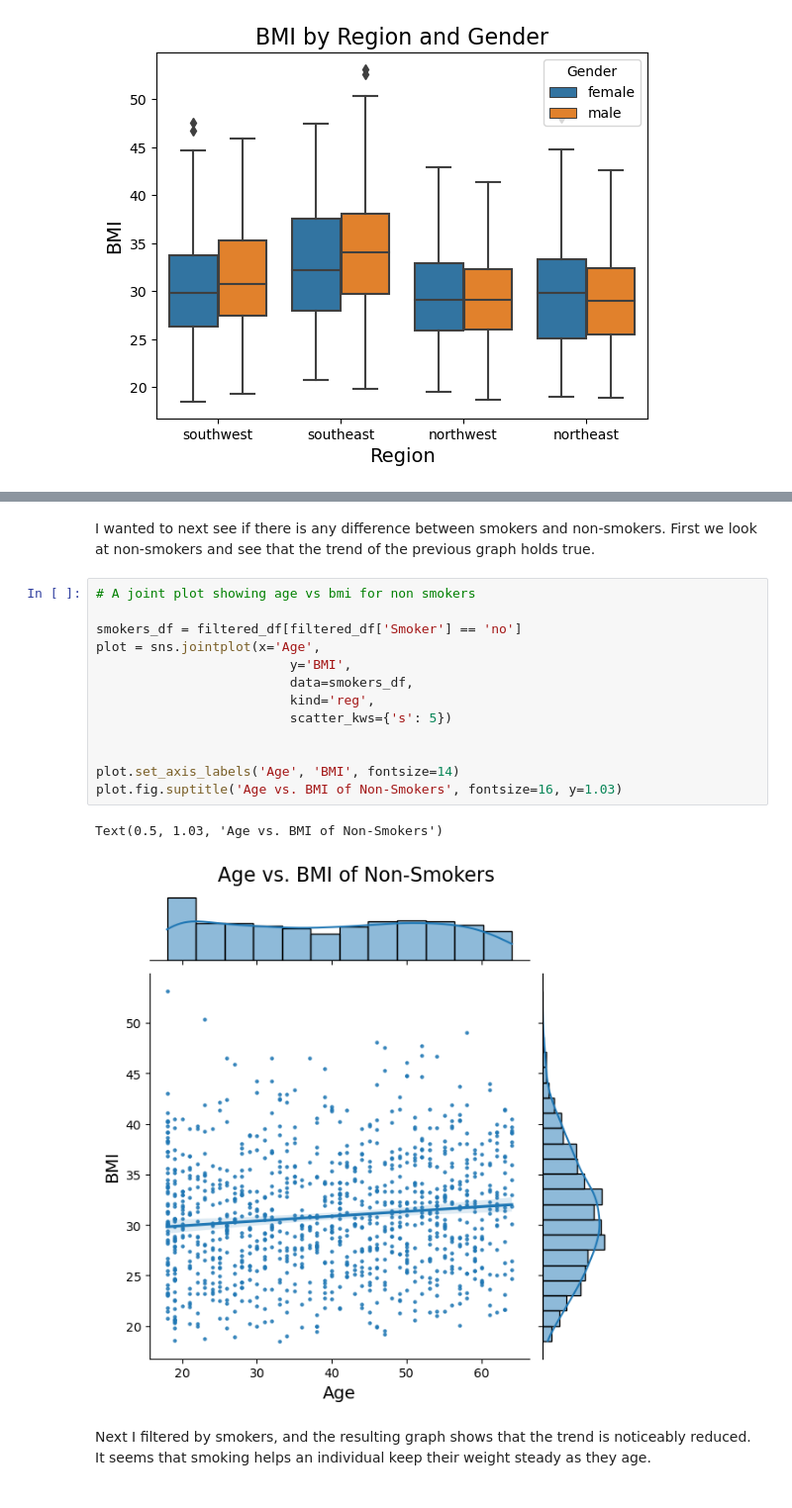
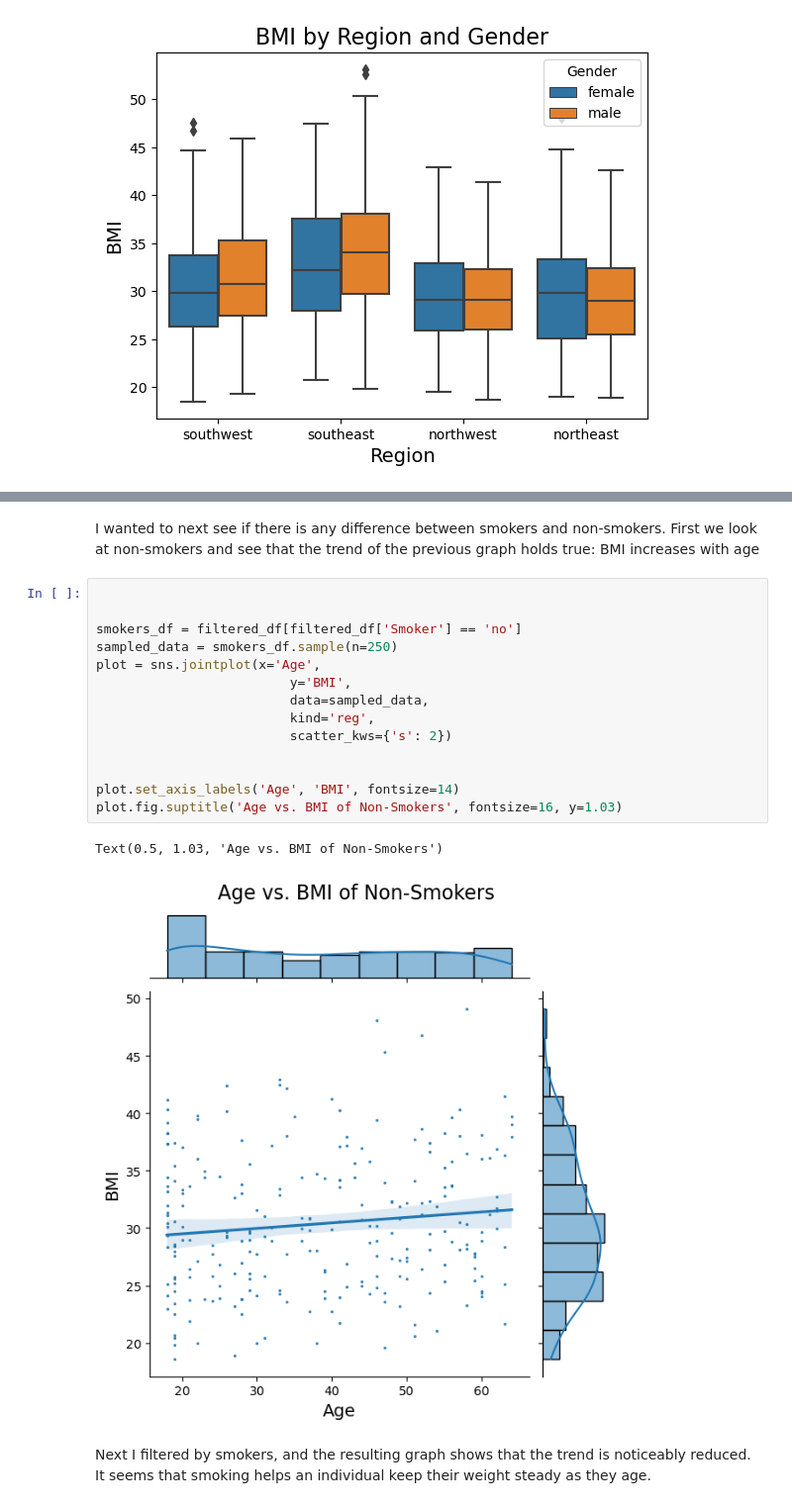
Before and after one commit to ubco-W2022T2-data301/project-group-group10, a Jupyter notebook: analysis/Analysis_Pipeline.ipynb, the cells around one changed output, grey strips where cells are left out. Shown at 99% size. Cells and saved outputs as stored; diff of their text form.

```diff
--- a/analysis/Analysis_Pipeline.ipynb
+++ b/analysis/Analysis_Pipeline.ipynb
@@ -499,21 +505,22 @@ Text(0.5, 1.03, 'Age vs. BMI of Entire Population')
 # %% [markdown]
-I wanted to next see if there is any difference between smokers and non-smokers.  First we look at non-smokers and see that the trend of the previous graph holds true.
+I wanted to next see if there is any difference between smokers and non-smokers.  First we look at non-smokers and see that the trend of the previous graph holds true: BMI increases with age
 # %%
-# A joint plot showing age vs bmi for non smokers
+
 
 smokers_df = filtered_df[filtered_df['Smoker'] == 'no']
+sampled_data = smokers_df.sample(n=250)
 plot = sns.jointplot(x='Age',
                          y='BMI',
-                         data=smokers_df,
+                         data=sampled_data,
                          kind='reg',
-                         scatter_kws={'s': 5})
+                         scatter_kws={'s': 2})
 
 
 plot.set_axis_labels('Age', 'BMI', fontsize=14)
 plot.fig.suptitle('Age vs. BMI of Non-Smokers', fontsize=16, y=1.03)
 # %% [output]
 Text(0.5, 1.03, 'Age vs. BMI of Non-Smokers')
-[figure, old version]
+[figure, new version]
 # %% [markdown]
 Next I filtered by smokers, and the resulting graph shows that the trend is noticeably reduced.  It seems that smoking helps an individual keep their weight steady as they age.
 # %%
```
Also changed, not shown: parts of 8 cells of this notebook, 2 other files.
